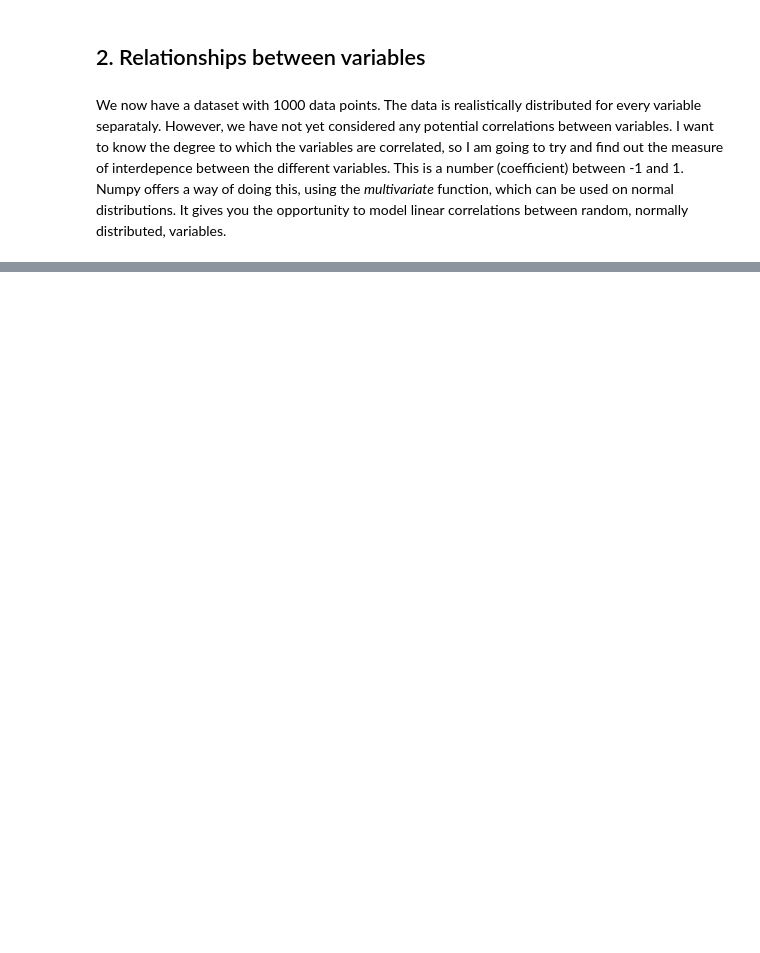
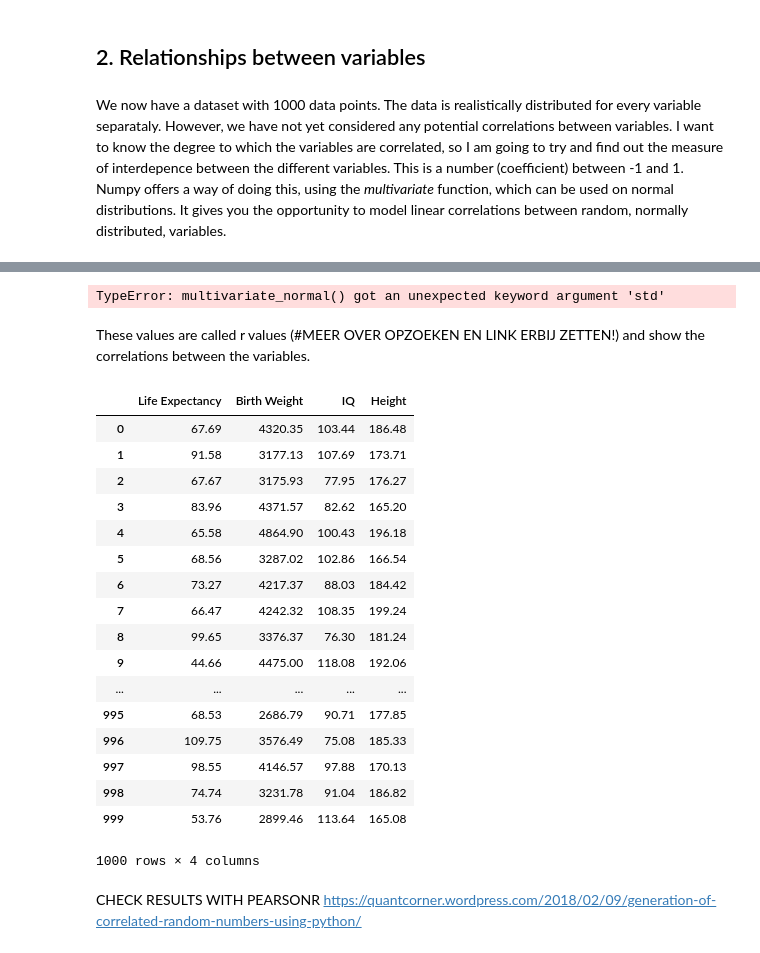
Before and after one commit to Ardvb/ProjectProgrammingforDataAnalysis2019, a Jupyter notebook: Project2019.ipynb, the cells around one changed output, grey strips where cells are left out. Drawn from its saved outputs; the diff is of its cells as text; code cells hidden in the pictures; blank space fills up the shorter version.

Commit message:
Started correlation table

```diff
--- a/Project2019.ipynb
+++ b/Project2019.ipynb
@@ -290,0 +282,6 @@ array([[1. , 0.5, 0.4, 0.2, 0.3],
+# %%
+corr = np.array([[1, 0,0,0],
+                    [0,1,0,0],
+                    [0,0,1,0],
+                    [0,0,0,1]]) # Controleren of correlaties een beetje kloppen met realiteit..
+# https://realpython.com/python-random/
@@ -291,2 +295,4 @@ array([[1. , 0.5, 0.4, 0.2, 0.3],
 # %%
-lexp = np.random.multivariate_normal(mean = 80.4, 3541, 0.25, 92, 178.9)
+std = np.array([15, 570, 12, 7.6])
+mean = np.array ([80.4, 3541, 92, 178.9])
+cov = corr2cov(corr, std)
@@ -294,0 +299,35 @@ SyntaxError: positional argument follows keyword argument (<ipython-input-34-243
+# %%
+lexp = np.random.multivariate_normal(mean = mean, std = std, cov = cov, size = 1000) #Link en comments toevoegen!
+
+lexp.round(2)
+# https://docs.scipy.org/doc/numpy-1.16.1/reference/generated/numpy.random.multivariate_normal.html
+# %% [output]
+TypeError: multivariate_normal() got an unexpected keyword argument 'std'
+# %% [markdown]
+These values are called r values (#MEER OVER OPZOEKEN EN LINK ERBIJ ZETTEN!) and show the correlations between the variables.
+# %%
+dfcor = pd.DataFrame(lexp.round(2), columns = {"Life Expectancy":np.random.normal(80.4, 15), "Birth Weight":np.random.normal(3541, 570),
+                                     "IQ":np.random.normal(92,12), "Height":np.random.normal(178.9, 7.6)})
+# %%
+dfcor #MAAK ER INTEGERS VAN!
+# %% [output]
+|  | Life Expectancy | Birth Weight | IQ | Height |
+| 0 | 67.69 | 4320.35 | 103.44 | 186.48 |
+| 1 | 91.58 | 3177.13 | 107.69 | 173.71 |
+| 2 | 67.67 | 3175.93 | 77.95 | 176.27 |
+| 3 | 83.96 | 4371.57 | 82.62 | 165.20 |
+| 4 | 65.58 | 4864.90 | 100.43 | 196.18 |
+| 5 | 68.56 | 3287.02 | 102.86 | 166.54 |
+| 6 | 73.27 | 4217.37 | 88.03 | 184.42 |
+| 7 | 66.47 | 4242.32 | 108.35 | 199.24 |
+| 8 | 99.65 | 3376.37 | 76.30 | 181.24 |
+| 9 | 44.66 | 4475.00 | 118.08 | 192.06 |
+| ... | ... | ... | ... | ... |
+| 995 | 68.53 | 2686.79 | 90.71 | 177.85 |
+| 996 | 109.75 | 3576.49 | 75.08 | 185.33 |
+| 997 | 98.55 | 4146.57 | 97.88 | 170.13 |
+| 998 | 74.74 | 3231.78 | 91.04 | 186.82 |
+| 999 | 53.76 | 2899.46 | 113.64 | 165.08 |
+1000 rows × 4 columns
+# %% [markdown]
+CHECK RESULTS WITH PEARSONR https://quantcorner.wordpress.com/2018/02/09/generation-of-correlated-random-numbers-using-python/
```
Also changed, not shown: parts of 20 cells of this notebook.
